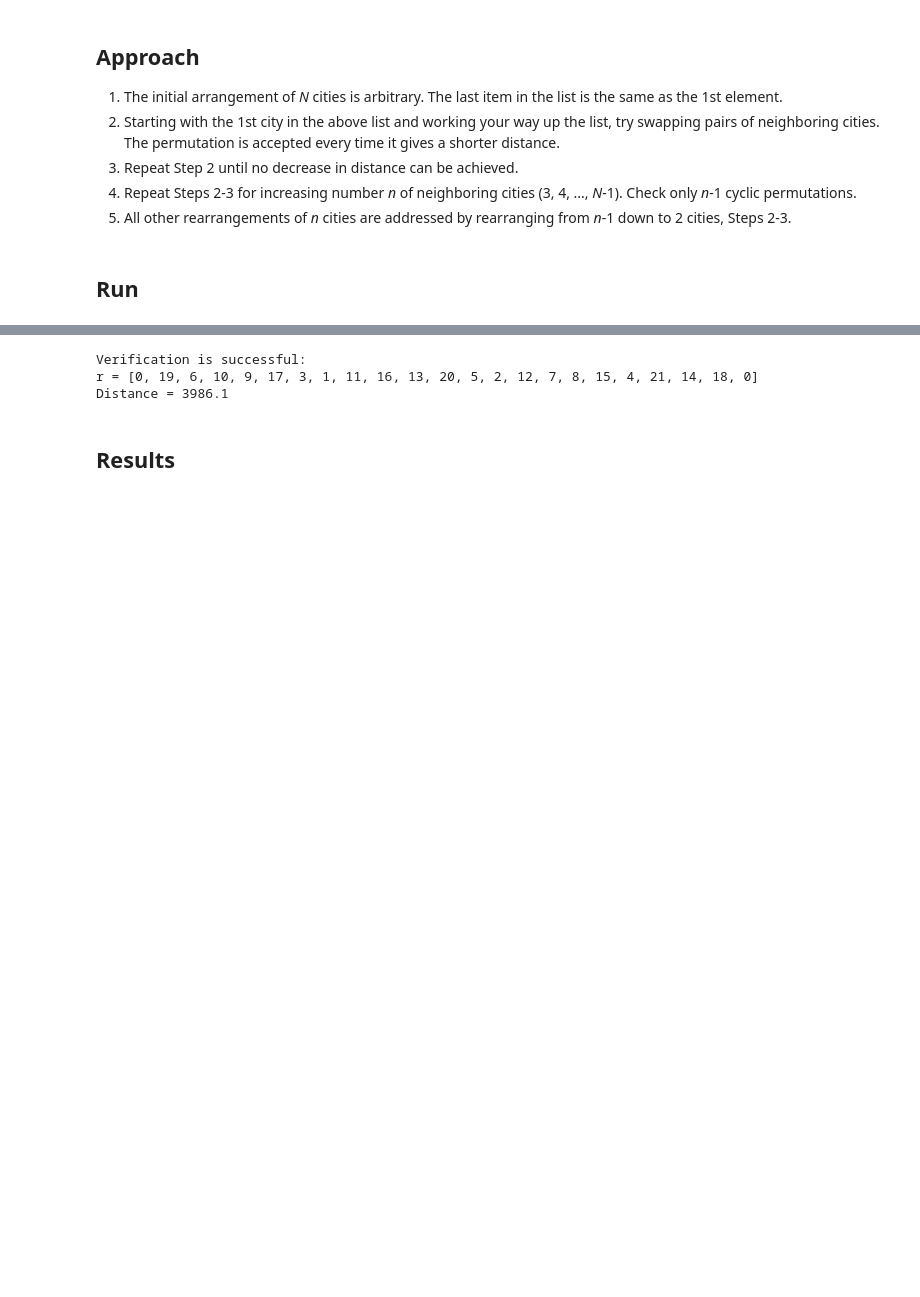
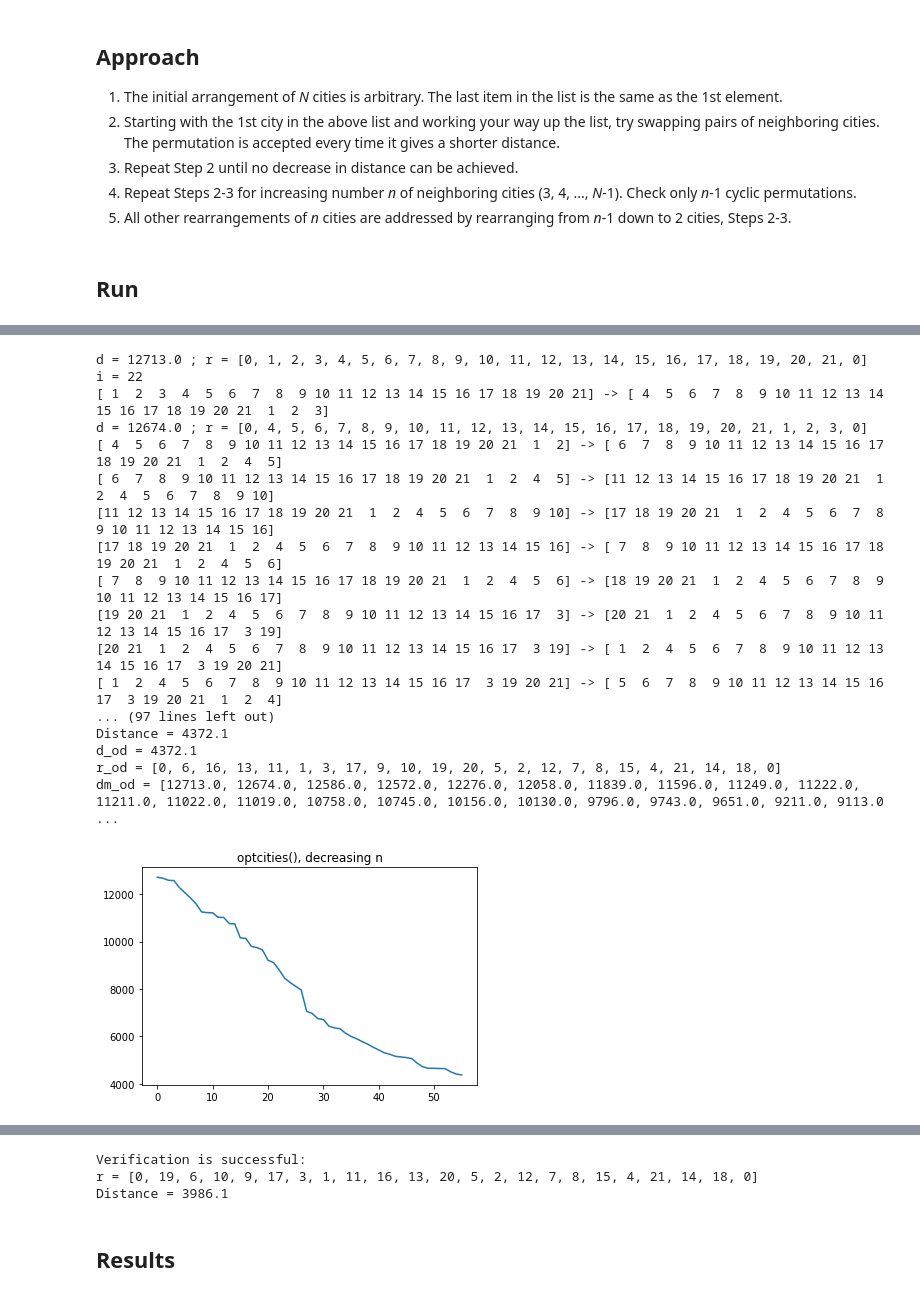
Before and after one commit to ysereda/Traveling_Salesman, a Jupyter notebook: Traveling_Salesman.ipynb, the cells around one changed output, grey strips where cells are left out. Cells and saved outputs as stored; diff of their text form; code cells hidden in the pictures; blank space fills up the shorter version.

```diff
--- a/Traveling_Salesman.ipynb
+++ b/Traveling_Salesman.ipynb
@@ -421,0 +422,30 @@ Distance = 3986.1
+# %%
+init();
+for i in range(N,1,-1):
+    print("i =",i)
+    optcities(i);
+if len(dm)>1:
+    plt.plot(dm); plt.title("optcities(), decreasing n")
+    ver(r)
+d_od = d_min; print("d_od =",d_min)
+r_od = r; print("r_od =",r)
+dm_od = dm; print("dm_od =",dm)
+# %% [output]
+d = 12713.0 ; r = [0, 1, 2, 3, 4, 5, 6, 7, 8, 9, 10, 11, 12, 13, 14, 15, 16, 17, 18, 19, 20, 21, 0]
+i = 22
+[ 1  2  3  4  5  6  7  8  9 10 11 12 13 14 15 16 17 18 19 20 21] -> [ 4  5  6  7  8  9 10 11 12 13 14 15 16 17 18 19 20 21  1  2  3]
+d = 12674.0 ; r = [0, 4, 5, 6, 7, 8, 9, 10, 11, 12, 13, 14, 15, 16, 17, 18, 19, 20, 21, 1, 2, 3, 0]
+[ 4  5  6  7  8  9 10 11 12 13 14 15 16 17 18 19 20 21  1  2] -> [ 6  7  8  9 10 11 12 13 14 15 16 17 18 19 20 21  1  2  4  5]
+[ 6  7  8  9 10 11 12 13 14 15 16 17 18 19 20 21  1  2  4  5] -> [11 12 13 14 15 16 17 18 19 20 21  1  2  4  5  6  7  8  9 10]
+[11 12 13 14 15 16 17 18 19 20 21  1  2  4  5  6  7  8  9 10] -> [17 18 19 20 21  1  2  4  5  6  7  8  9 10 11 12 13 14 15 16]
+[17 18 19 20 21  1  2  4  5  6  7  8  9 10 11 12 13 14 15 16] -> [ 7  8  9 10 11 12 13 14 15 16 17 18 19 20 21  1  2  4  5  6]
+[ 7  8  9 10 11 12 13 14 15 16 17 18 19 20 21  1  2  4  5  6] -> [18 19 20 21  1  2  4  5  6  7  8  9 10 11 12 13 14 15 16 17]
+[19 20 21  1  2  4  5  6  7  8  9 10 11 12 13 14 15 16 17  3] -> [20 21  1  2  4  5  6  7  8  9 10 11 12 13 14 15 16 17  3 19]
+[20 21  1  2  4  5  6  7  8  9 10 11 12 13 14 15 16 17  3 19] -> [ 1  2  4  5  6  7  8  9 10 11 12 13 14 15 16 17  3 19 20 21]
+[ 1  2  4  5  6  7  8  9 10 11 12 13 14 15 16 17  3 19 20 21] -> [ 5  6  7  8  9 10 11 12 13 14 15 16 17  3 19 20 21  1  2  4]
+... (97 lines left out)
+Distance = 4372.1
+d_od = 4372.1
+r_od = [0, 6, 16, 13, 11, 1, 3, 17, 9, 10, 19, 20, 5, 2, 12, 7, 8, 15, 4, 21, 14, 18, 0]
+dm_od = [12713.0, 12674.0, 12586.0, 12572.0, 12276.0, 12058.0, 11839.0, 11596.0, 11249.0, 11222.0, 11211.0, 11022.0, 11019.0, 10758.0, 10745.0, 10156.0, 10130.0, 9796.0, 9743.0, 9651.0, 9211.0, 9113.0 ...
+[figure, added]
```
Also changed, not shown: parts of 10 cells of this notebook, 1 other file.
